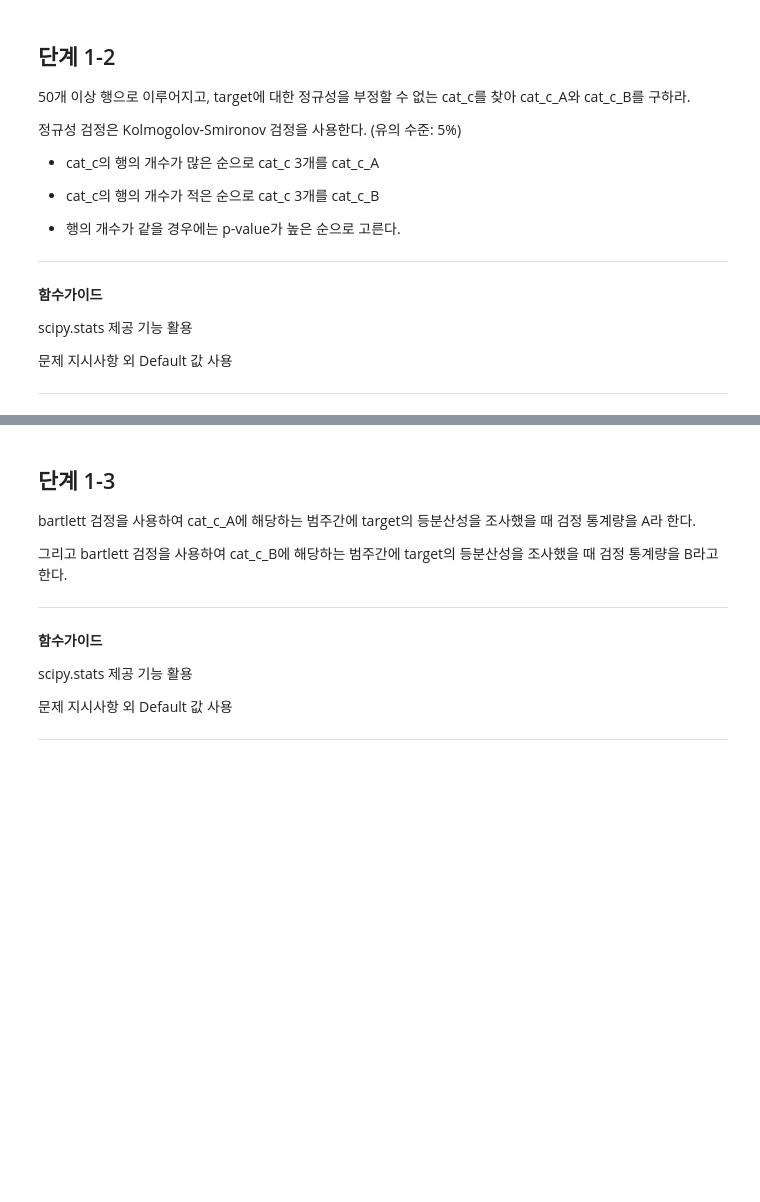
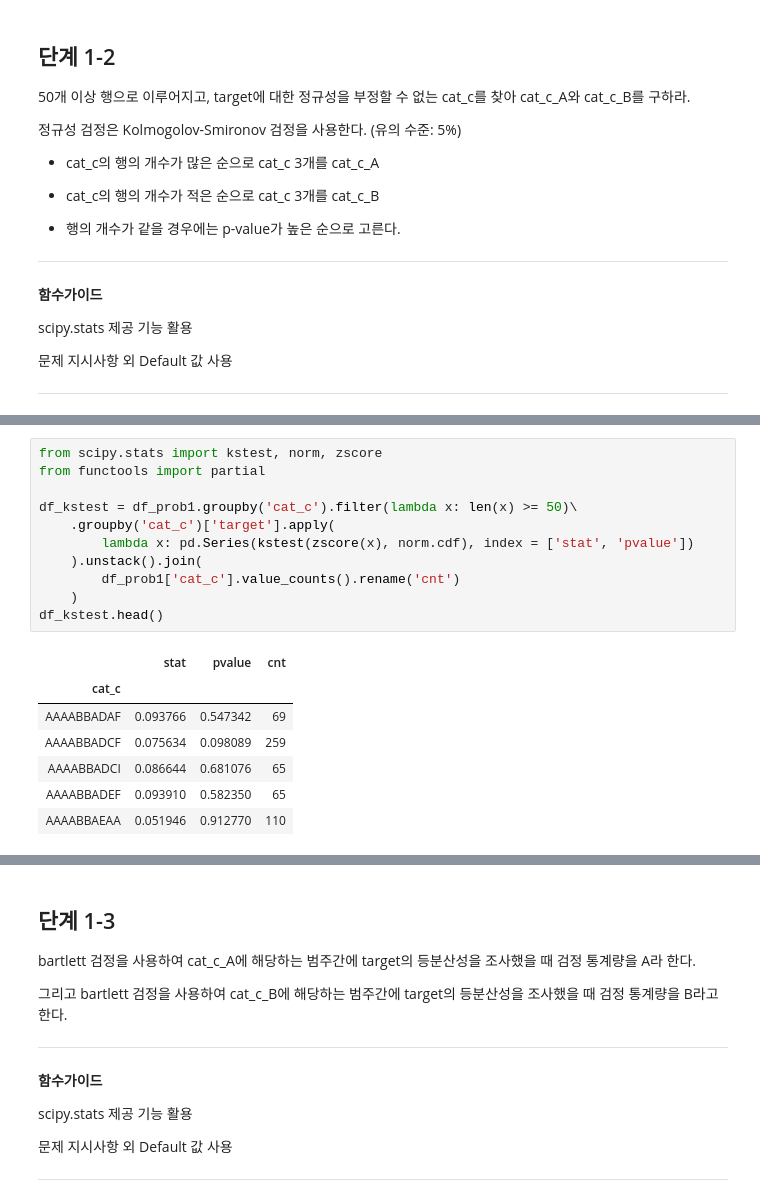
Before and after one commit to jw-koo/DS_lv3_2412, a Jupyter notebook: sec_ds_lv3_prob2_prob.ipynb, the cells around one changed output, grey strips where cells are left out. Cells and saved outputs as stored; diff of their text form; blank space fills up the shorter version.

```diff
--- a/sec_ds_lv3_prob2_prob.ipynb
+++ b/sec_ds_lv3_prob2_prob.ipynb
@@ -301,0 +380,19 @@ kstest?
+# %%
+from scipy.stats import kstest, norm, zscore
+from functools import partial
+
+df_kstest = df_prob1.groupby('cat_c').filter(lambda x: len(x) >= 50)\
+    .groupby('cat_c')['target'].apply(
+        lambda x: pd.Series(kstest(zscore(x), norm.cdf), index = ['stat', 'pvalue'])
+    ).unstack().join(
+        df_prob1['cat_c'].value_counts().rename('cnt')
+    )
+df_kstest.head()
+# %% [output]
+|  | stat | pvalue | cnt |
+| cat_c |  |  |  |
+| AAAABBADAF | 0.093766 | 0.547342 | 69 |
+| AAAABBADCF | 0.075634 | 0.098089 | 259 |
+| AAAABBADCI | 0.086644 | 0.681076 | 65 |
+| AAAABBADEF | 0.093910 | 0.582350 | 65 |
+| AAAABBAEAA | 0.051946 | 0.912770 | 110 |
```
Also changed, not shown: parts of 23 cells of this notebook.
